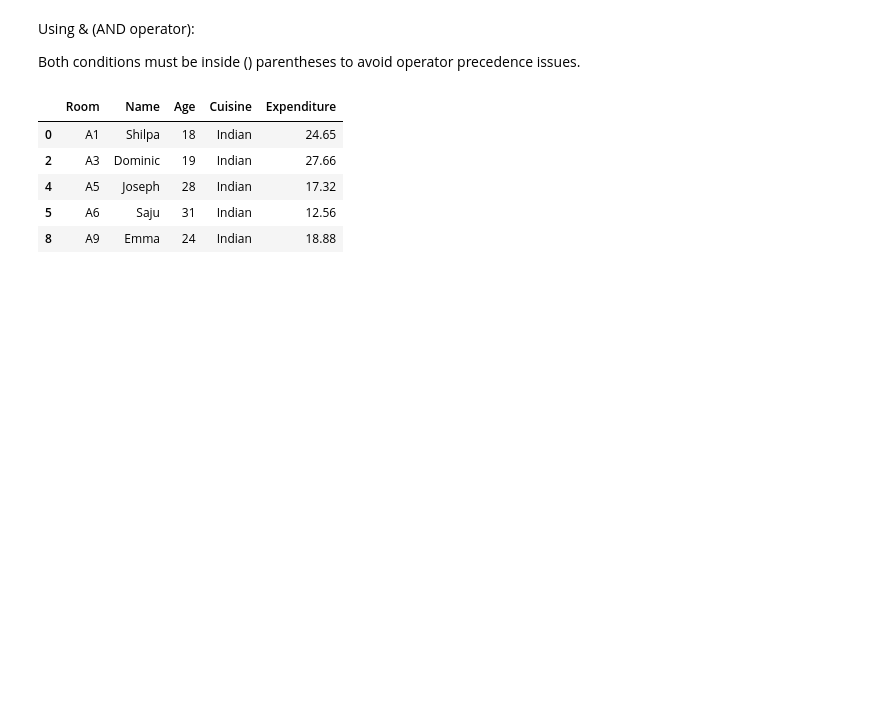
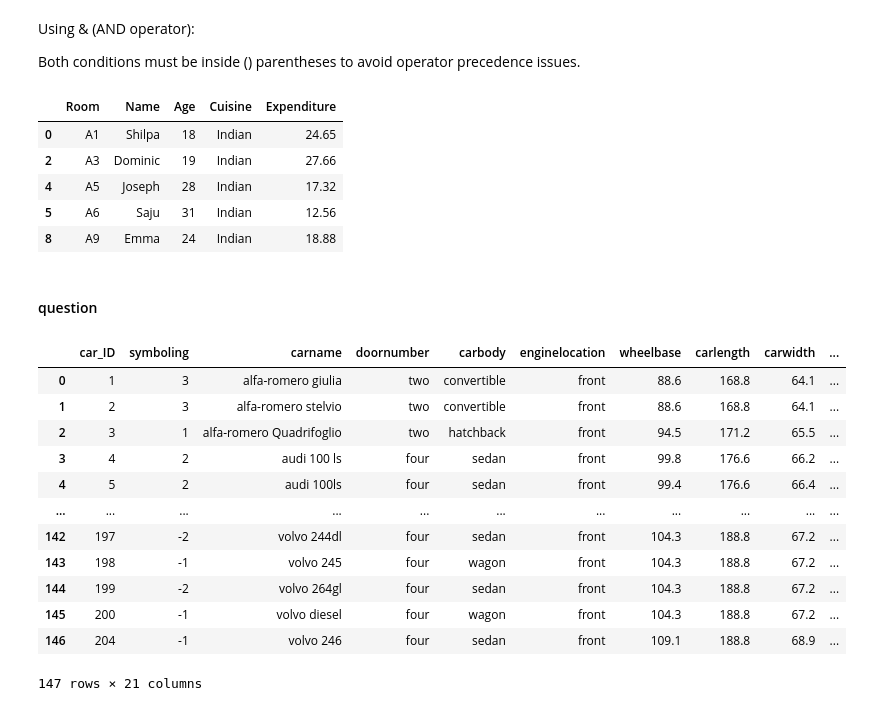
Before and after one commit to anishverma870/data-analytics-PYTHON, a Jupyter notebook: library/pandas/PANDAS.ipynb, the cells around one changed output. Drawn from its saved outputs; the diff is of its cells as text; code cells hidden in the pictures; blank space fills up the shorter version.

```diff
--- a/library/pandas/PANDAS.ipynb
+++ b/library/pandas/PANDAS.ipynb
@@ -412,3 +412,23 @@ excel2[excel2['Cuisine'].isin(['Indian'])]
 | 4 | A5 | Joseph | 28 | Indian | 17.32 |
 | 5 | A6 | Saju | 31 | Indian | 12.56 |
 | 8 | A9 | Emma | 24 | Indian | 18.88 |
+# %% [markdown]
+#### question
+# %%
+cars = pd.read_csv('cars_dataset.csv')
+# %%
+cars
+# %% [output]
+|  | car_ID | symboling | carname | doornumber | carbody | enginelocation | wheelbase | carlength | carwidth | ... |
+| 0 | 1 | 3 | alfa-romero giulia | two | convertible | front | 88.6 | 168.8 | 64.1 | ... |
+| 1 | 2 | 3 | alfa-romero stelvio | two | convertible | front | 88.6 | 168.8 | 64.1 | ... |
+| 2 | 3 | 1 | alfa-romero Quadrifoglio | two | hatchback | front | 94.5 | 171.2 | 65.5 | ... |
+| 3 | 4 | 2 | audi 100 ls | four | sedan | front | 99.8 | 176.6 | 66.2 | ... |
+| 4 | 5 | 2 | audi 100ls | four | sedan | front | 99.4 | 176.6 | 66.4 | ... |
+| ... | ... | ... | ... | ... | ... | ... | ... | ... | ... | ... |
+| 142 | 197 | -2 | volvo 244dl | four | sedan | front | 104.3 | 188.8 | 67.2 | ... |
+| 143 | 198 | -1 | volvo 245 | four | wagon | front | 104.3 | 188.8 | 67.2 | ... |
+| 144 | 199 | -2 | volvo 264gl | four | sedan | front | 104.3 | 188.8 | 67.2 | ... |
+| 145 | 200 | -1 | volvo diesel | four | wagon | front | 104.3 | 188.8 | 67.2 | ... |
+| 146 | 204 | -1 | volvo 246 | four | sedan | front | 109.1 | 188.8 | 68.9 | ... |
+147 rows × 21 columns
```
Also changed, not shown: parts of 5 cells of this notebook.
